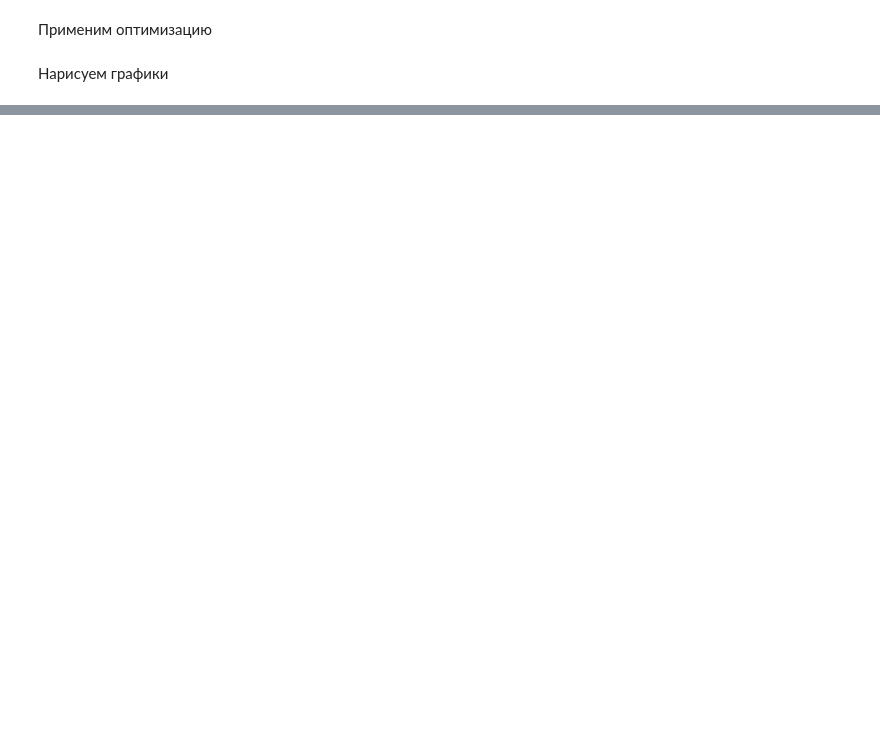
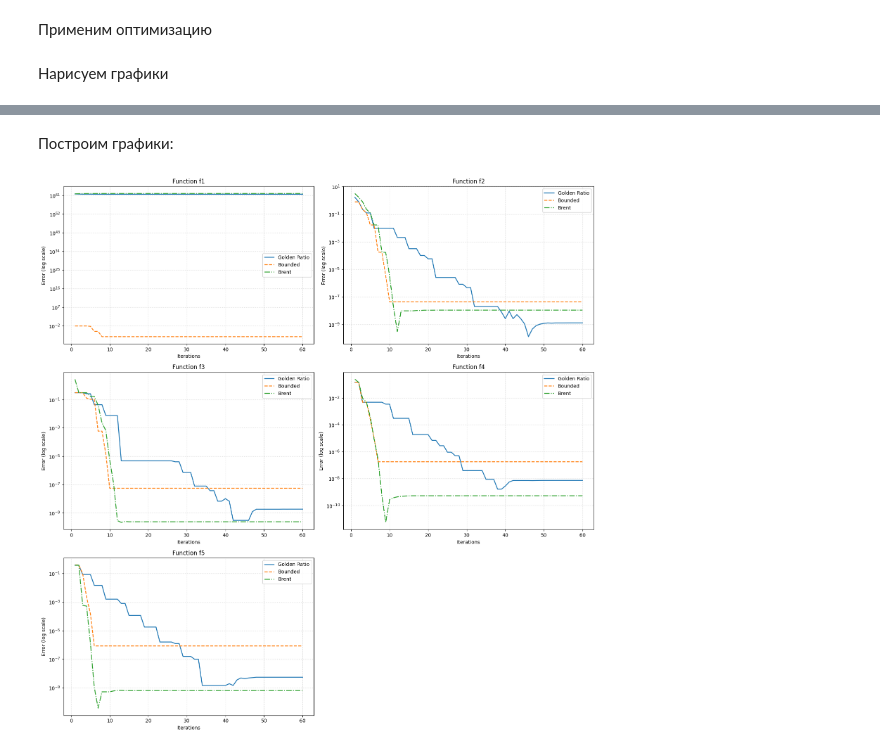
Before and after one commit to n-sukhov/OptMeth, a Jupyter notebook: Lab1/lab_1.ipynb, the cells around one changed output, grey strips where cells are left out. Saved outputs shown, nothing was run; the diff lists cells and outputs as text; code cells hidden in the pictures; blank space fills up the shorter version.

```diff
--- a/Lab1/lab_1.ipynb
+++ b/Lab1/lab_1.ipynb
@@ -43,8 +42,6 @@ def parabola_method(
     u = c
     fu = f(u)
     fa, fc, fb = f(a), f(c), f(b)
-    if not (fa > fc < fb):
-        raise ValueError("Must be f(a) > f(c) < f(b)")
 
     for k in range(max_iter):
         try:
@@ -84,8 +81,6 @@ def parabola_method_numpy   (
     u = c
     fu = f(u)
     fa, fc, fb = f(a), f(c), f(b)
-    if not (fa > fc < fb):
-        raise ValueError("Must be f(a) > f(c) < f(b)")
 
     for k in range(max_iter):
         A = np.array([
@@ -290,0 +341,33 @@ plt.show()
+# %% [markdown]
+Построим графики:
+# %%
+method_names_scipy = ["Golden Ratio", "Bounded", "Brent"]
+
+fig, axes = plt.subplots(3, 2, figsize=(16, 16))
+fig.subplots_adjust(hspace=0.5)
+
+line_styles_scipy = ['-', '--', '-.']
+
+for i in range(5):
+    ax = axes[i // 2, i % 2]
+    ax.set_title(f'Function f{i+1}', fontsize=12)
+    ax.set_xlabel('Iterations', fontsize=10)
+    ax.set_ylabel('Error (log scale)', fontsize=10)
+    ax.set_yscale('log')
+    ax.grid(True, which='both', linestyle=':', alpha=0.7)
+
+    for method_idx in range(3):
+        method_name = method_names_scipy[method_idx]
+        if errors_all_scipy[i][method_idx] is not None:
+            ax.plot(x_space_scipy, errors_all_scipy[i][method_idx],
+                   linestyle=line_styles_scipy[method_idx],
+                   label=method_name,
+                   linewidth=1.7)
+
+    ax.legend(fontsize=10, framealpha=0.9)
+
+fig.delaxes(axes[2, 1])
+plt.tight_layout()
+plt.show()
+# %% [output]
+[figure, added]
```
Also changed, not shown: parts of 9 cells of this notebook.
